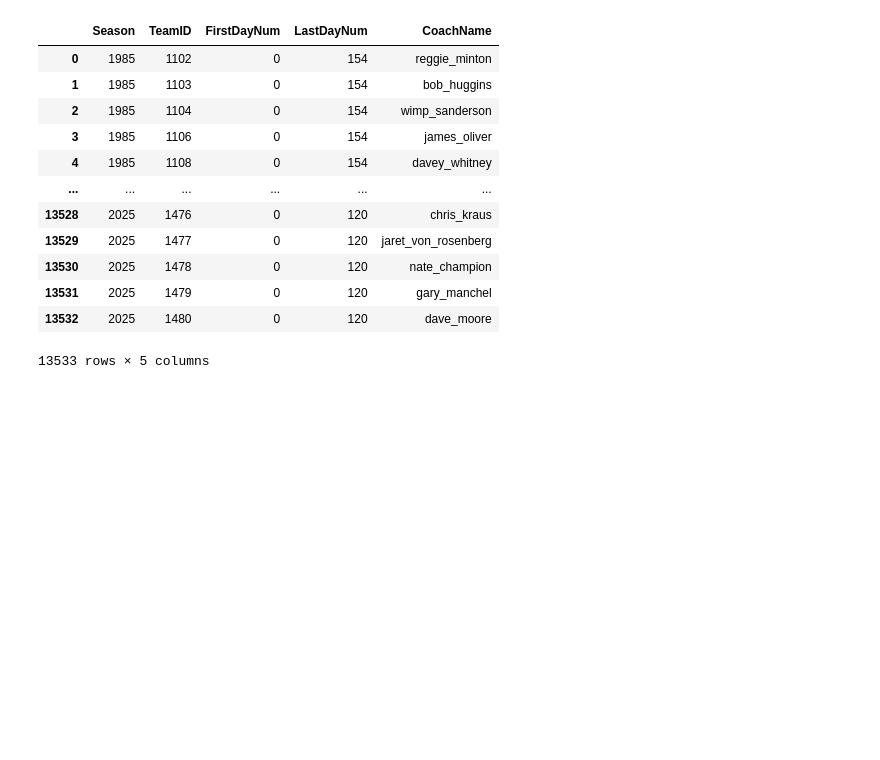
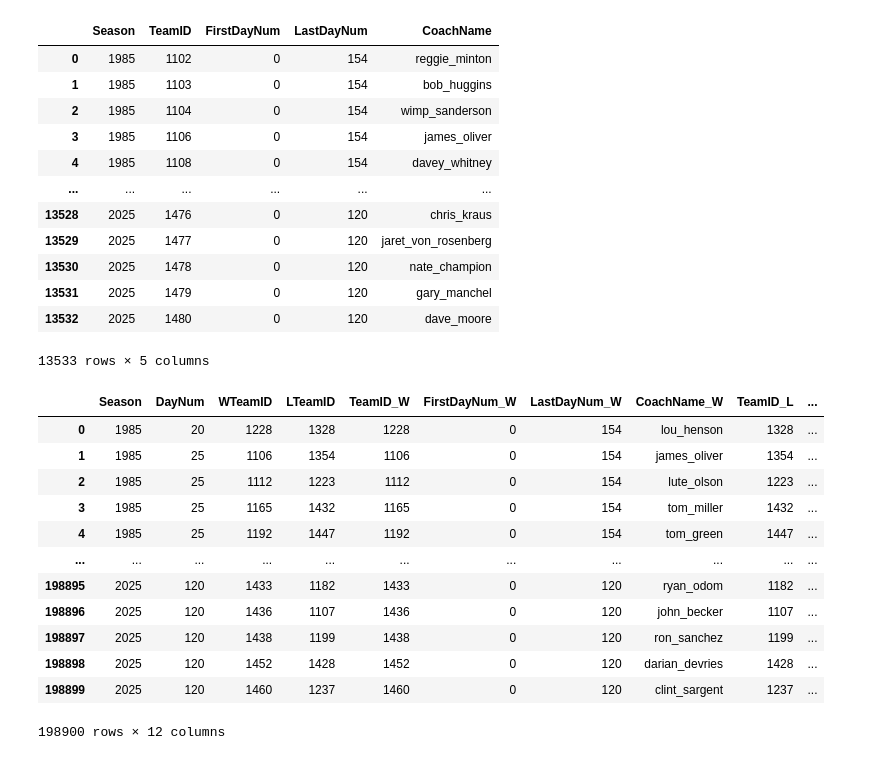
Before and after one commit to fantasy2fry/march-ml-madness-2025, a Jupyter notebook: src/fantasy2fry/elo_coach_team.ipynb, the cells around one changed output. Saved outputs shown, nothing was run; the diff lists cells and outputs as text; code cells hidden in the pictures; blank space fills up the shorter version.

```diff
--- a/src/fantasy2fry/elo_coach_team.ipynb
+++ b/src/fantasy2fry/elo_coach_team.ipynb
@@ -168,3 +170,24 @@ coaches
 | 13531 | 2025 | 1479 | 0 | 120 | gary_manchel |
 | 13532 | 2025 | 1480 | 0 | 120 | dave_moore |
 13533 rows × 5 columns
+# %%
+games_df = pd.concat([MenSeason, MenTournament], ignore_index=True)
+games_df = games_df.sort_values(by=['Season', 'DayNum'])
+games_df = games_df[['Season', 'DayNum', 'WTeamID', 'LTeamID']]
+#coaches mathups
+matchups = games_df.merge(coaches, how='left', left_on=['Season', 'WTeamID'], right_on=['Season', 'TeamID']).merge(coaches, how='left', left_on=['Season', 'LTeamID'], right_on=['Season', 'TeamID'], suffixes=('_W', '_L'))
+matchups
+# %% [output]
+|  | Season | DayNum | WTeamID | LTeamID | TeamID_W | FirstDayNum_W | LastDayNum_W | CoachName_W | TeamID_L | ... |
+| 0 | 1985 | 20 | 1228 | 1328 | 1228 | 0 | 154 | lou_henson | 1328 | ... |
+| 1 | 1985 | 25 | 1106 | 1354 | 1106 | 0 | 154 | james_oliver | 1354 | ... |
+| 2 | 1985 | 25 | 1112 | 1223 | 1112 | 0 | 154 | lute_olson | 1223 | ... |
+| 3 | 1985 | 25 | 1165 | 1432 | 1165 | 0 | 154 | tom_miller | 1432 | ... |
+| 4 | 1985 | 25 | 1192 | 1447 | 1192 | 0 | 154 | tom_green | 1447 | ... |
+| ... | ... | ... | ... | ... | ... | ... | ... | ... | ... | ... |
+| 198895 | 2025 | 120 | 1433 | 1182 | 1433 | 0 | 120 | ryan_odom | 1182 | ... |
+| 198896 | 2025 | 120 | 1436 | 1107 | 1436 | 0 | 120 | john_becker | 1107 | ... |
+| 198897 | 2025 | 120 | 1438 | 1199 | 1438 | 0 | 120 | ron_sanchez | 1199 | ... |
+| 198898 | 2025 | 120 | 1452 | 1428 | 1452 | 0 | 120 | darian_devries | 1428 | ... |
+| 198899 | 2025 | 120 | 1460 | 1237 | 1460 | 0 | 120 | clint_sargent | 1237 | ... |
+198900 rows × 12 columns
```
Also changed, not shown: parts of 10 cells of this notebook, 1 other file.
